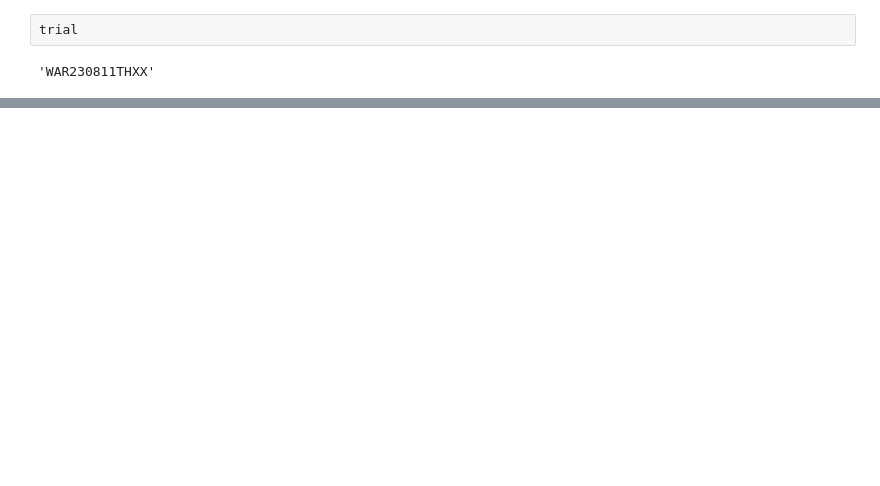
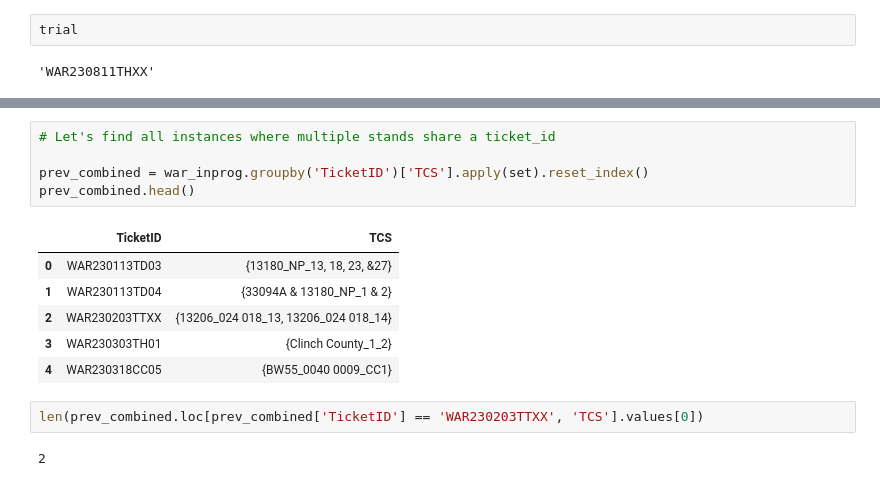
Before and after one commit to BilyBrown/sqlite3-tutorial, a Jupyter notebook: create_war_tables.ipynb, the cells around one changed output, grey strips where cells are left out. Saved outputs shown, nothing was run; the diff lists cells and outputs as text; blank space fills up the shorter version.

```diff
--- a/create_war_tables.ipynb
+++ b/create_war_tables.ipynb
@@ -586,0 +608,16 @@ NameError: name 'temp_st' is not defined
+# %%
+# Let's find all instances where multiple stands share a ticket_id
+
+prev_combined = war_inprog.groupby('TicketID')['TCS'].apply(set).reset_index()
+prev_combined.head()
+# %% [output]
+|  | TicketID | TCS |
+| 0 | WAR230113TD03 | {13180_NP_13, 18, 23, &27} |
+| 1 | WAR230113TD04 | {33094A & 13180_NP_1 & 2} |
+| 2 | WAR230203TTXX | {13206_024 018_13, 13206_024 018_14} |
+| 3 | WAR230303TH01 | {Clinch County_1_2} |
+| 4 | WAR230318CC05 | {BW55_0040 0009_CC1} |
+# %%
+len(prev_combined.loc[prev_combined['TicketID'] == 'WAR230203TTXX', 'TCS'].values[0])
+# %% [output]
+2
```
Also changed, not shown: parts of 22 cells of this notebook.
